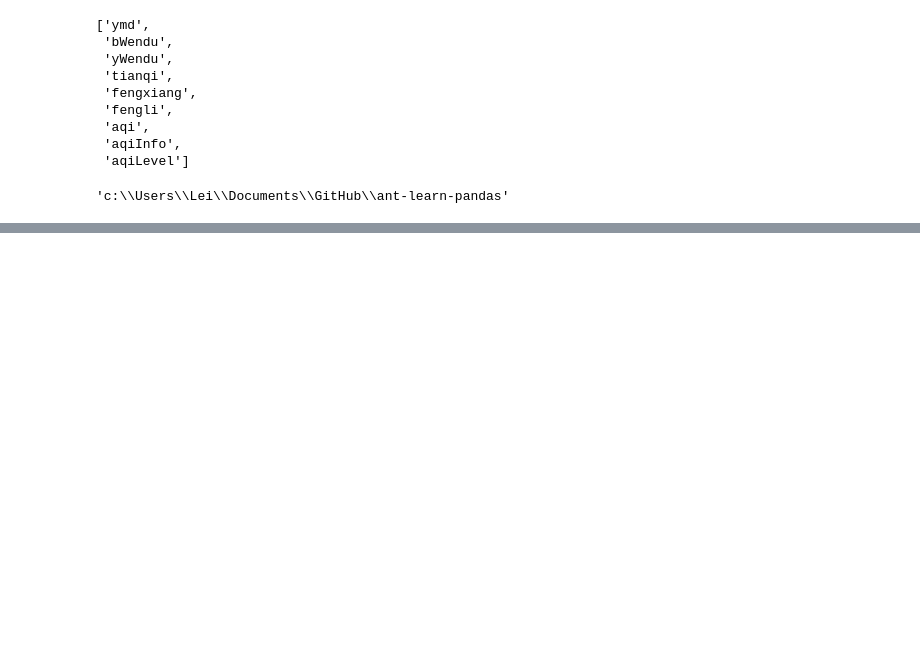
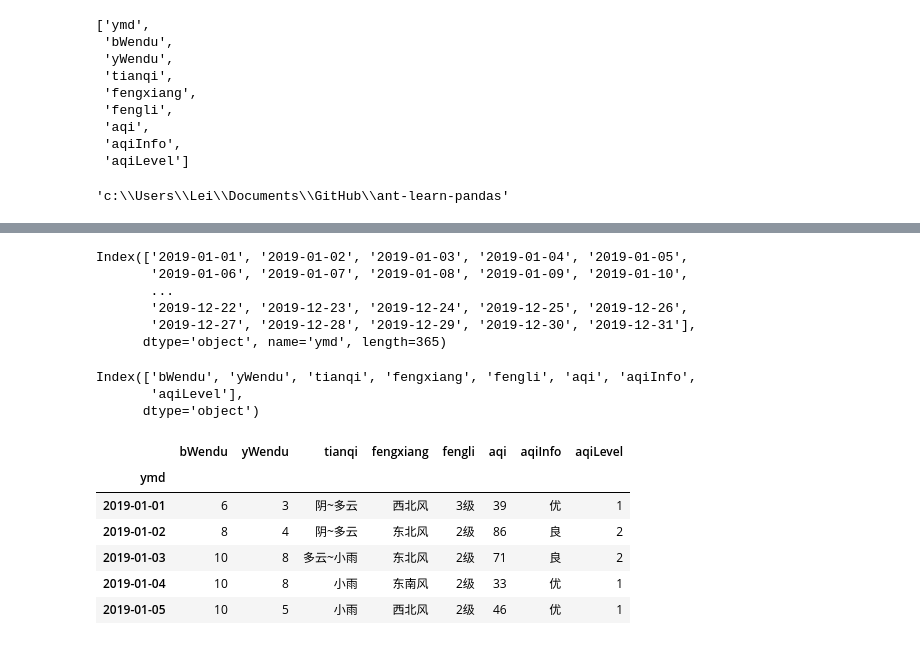
Before and after one commit to sternenburg/ant-learn-pandas, a Jupyter notebook: 爬虫读取上海天气.ipynb, the cells around one changed output, grey strips where cells are left out. Saved outputs shown, nothing was run; the diff lists cells and outputs as text; code cells hidden in the pictures; blank space fills up the shorter version.

```diff
--- a/爬虫读取上海天气.ipynb
+++ b/爬虫读取上海天气.ipynb
@@ -153,0 +163,15 @@ with open(f'{work_dir}/shanghai_weather_2019.csv', 'w', newline = '', encoding =
+# %%
+df.index
+# %% [output]
+Index(['2019-01-01', '2019-01-02', '2019-01-03', '2019-01-04', '2019-01-05',
+       '2019-01-06', '2019-01-07', '2019-01-08', '2019-01-09', '2019-01-10',
+       ...
+       '2019-12-22', '2019-12-23', '2019-12-24', '2019-12-25', '2019-12-26',
+       '2019-12-27', '2019-12-28', '2019-12-29', '2019-12-30', '2019-12-31'],
+      dtype='object', name='ymd', length=365)
+# %%
+df.columns
+# %% [output]
+Index(['bWendu', 'yWendu', 'tianqi', 'fengxiang', 'fengli', 'aqi', 'aqiInfo',
+       'aqiLevel'],
+      dtype='object')
@@ -153,0 +181,10 @@ with open(f'{work_dir}/shanghai_weather_2019.csv', 'w', newline = '', encoding =
+# %%
+df.head()
+# %% [output]
+|  | bWendu | yWendu | tianqi | fengxiang | fengli | aqi | aqiInfo | aqiLevel |
+| ymd |  |  |  |  |  |  |  |  |
+| 2019-01-01 | 6 | 3 | 阴~多云 | 西北风 | 3级 | 39 | 优 | 1 |
+| 2019-01-02 | 8 | 4 | 阴~多云 | 东北风 | 2级 | 86 | 良 | 2 |
+| 2019-01-03 | 10 | 8 | 多云~小雨 | 东北风 | 2级 | 71 | 良 | 2 |
+| 2019-01-04 | 10 | 8 | 小雨 | 东南风 | 2级 | 33 | 优 | 1 |
+| 2019-01-05 | 10 | 5 | 小雨 | 西北风 | 2级 | 46 | 优 | 1 |
```
Also changed, not shown: parts of 14 cells of this notebook.
